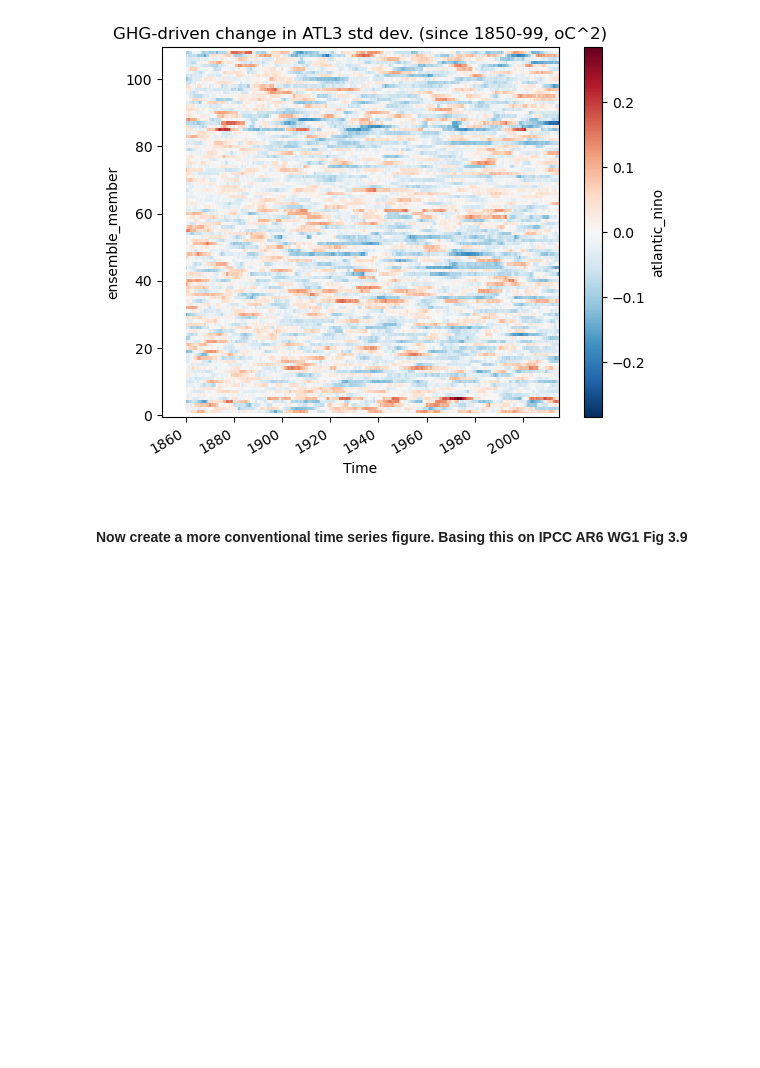
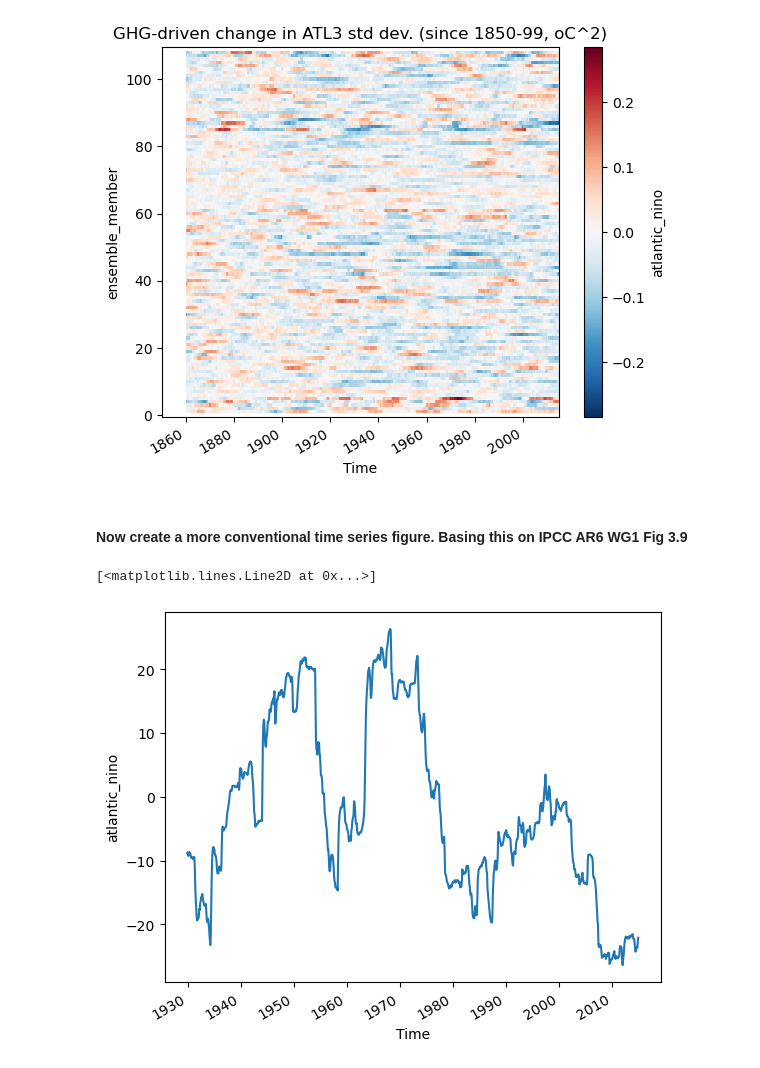
Before and after one commit to pmip4/TropicalAtlanticVariability, a Jupyter notebook: attribution/AZM-attribution.ipynb, the cells around one changed output. Saved outputs shown, nothing was run; the diff lists cells and outputs as text; code cells hidden in the pictures; blank space fills up the shorter version.

```diff
--- a/attribution/AZM-attribution.ipynb
+++ b/attribution/AZM-attribution.ipynb
@@ -106,6 +106,19 @@ Text(0.5, 1.0, 'GHG-driven change in ATL3 std dev. (since 1850-99, oC^2)')
 [figure]
 # %% [markdown]
 #### Now create a more conventional time series figure. Basing this on IPCC AR6 WG1 Fig 3.9
+# %%
+# Load in some obnservations...
+obs = xr.open_dataset('atlantic_nino.ERSST_v5.cvdp_data.1920-2014.nc',decode_times=False)
+obs.time.attrs['calendar']='360_day'
+obs=xr.decode_cf(obs,decode_times=True)
+obs=obs.convert_calendar('proleptic_gregorian',align_on='year')
+obs_smoothed_normed=obs.atlantic_nino.rolling(time=window_size).mean()-obs.atlantic_nino.sel(time=slice('1920-01-01','1949-12-31')).mean(dim='time')
+obs_std=obs.atlantic_nino.rolling(time=window_size).std()
+obs_std=100*(obs.atlantic_nino.rolling(time=window_size).std()-obs_std.sel(time=slice('1920-01-01','1949-12-31')).mean())/obs_std.sel(time=slice('1920-01-01','1949-12-31')).mean()
+obs_std.plot()
+# %% [output]
+[<matplotlib.lines.Line2D at 0x...>]
+[figure, added]
 # %%
 # Compute the median and percentile ranges along the y-axis
 print(aer_array)
```
Also changed, not shown: parts of 2 cells of this notebook.
